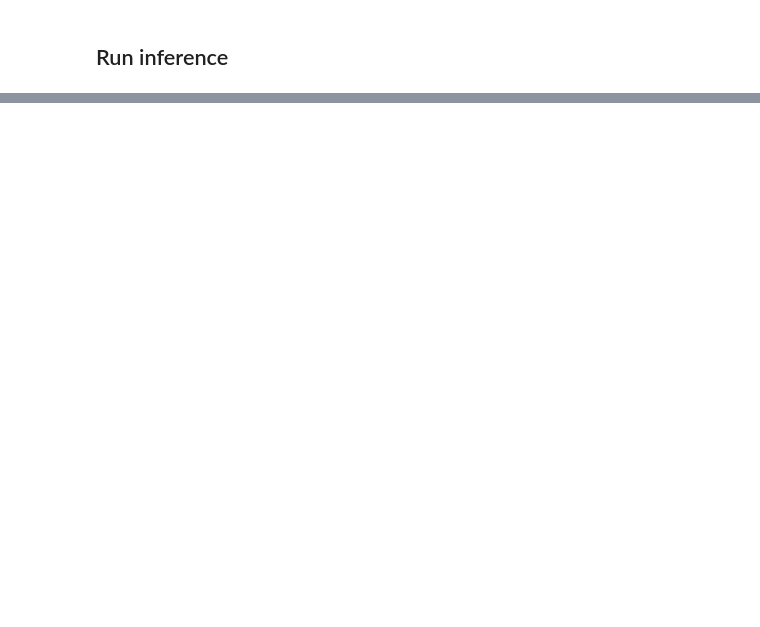
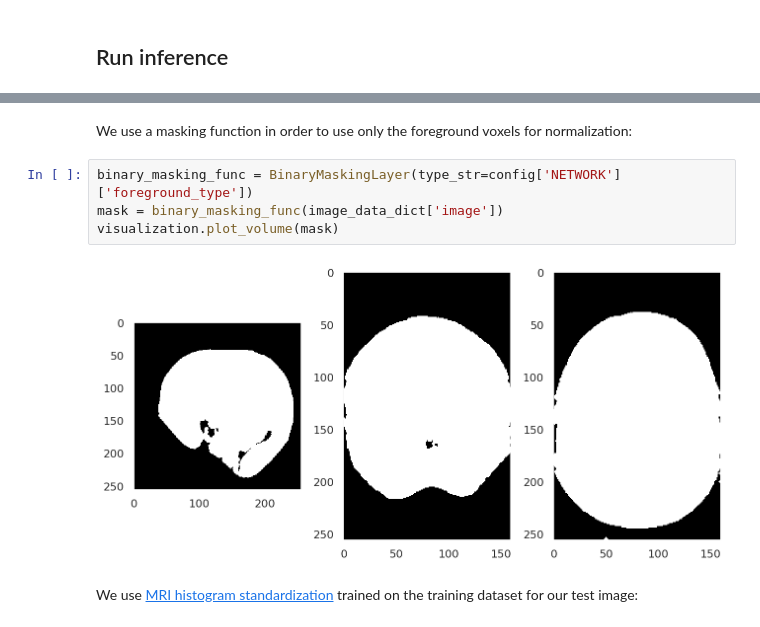
Before and after one commit to fepegar/tf2pt, a Jupyter notebook: MICCAI_2019.ipynb, the cells around one changed output, grey strips where cells are left out. Cells and saved outputs as stored; diff of their text form; blank space fills up the shorter version.

```diff
--- a/MICCAI_2019.ipynb
+++ b/MICCAI_2019.ipynb
@@ -414,0 +371,10 @@ Run inference
+# %% [markdown]
+We use a masking function in order to use only the foreground voxels for normalization:
+# %%
+binary_masking_func = BinaryMaskingLayer(type_str=config['NETWORK']['foreground_type'])
+mask = binary_masking_func(image_data_dict['image'])
+visualization.plot_volume(mask)
+# %% [output]
+[figure, added]
+# %% [markdown]
+We use [MRI histogram standardization](https://ieeexplore.ieee.org/document/836373) trained on the training dataset for our test image:
```
Also changed, not shown: parts of 68 cells of this notebook, 3 other files.
